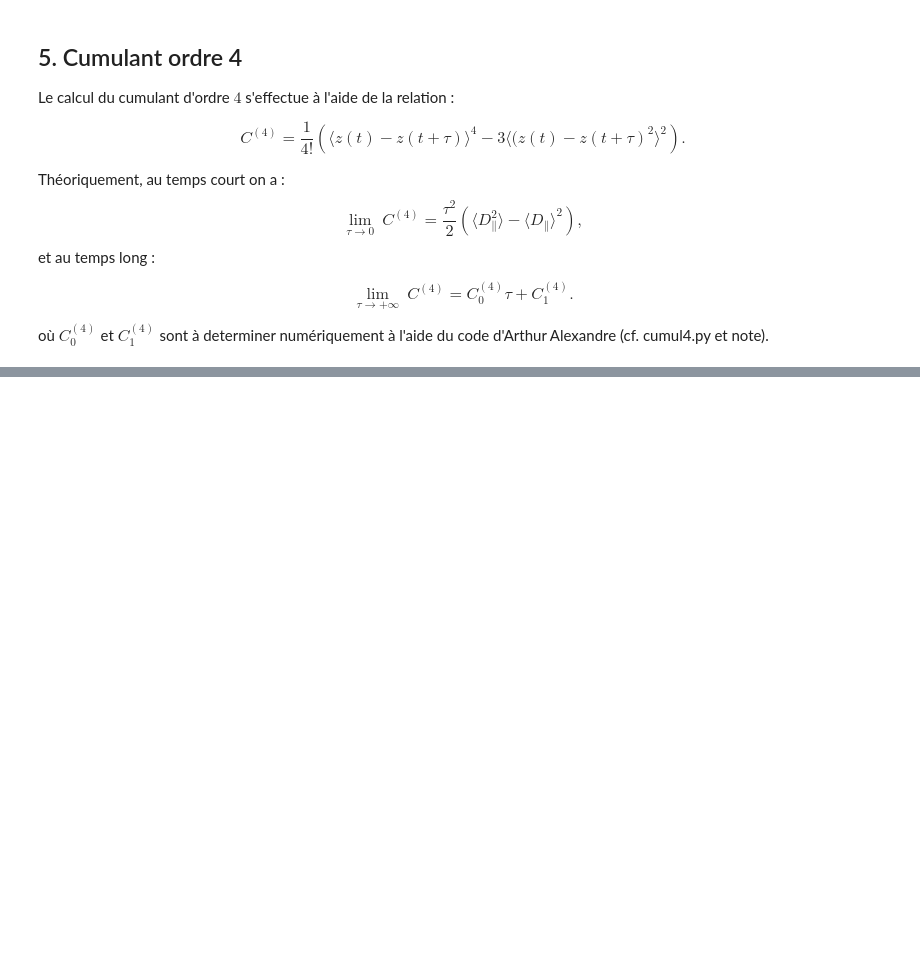
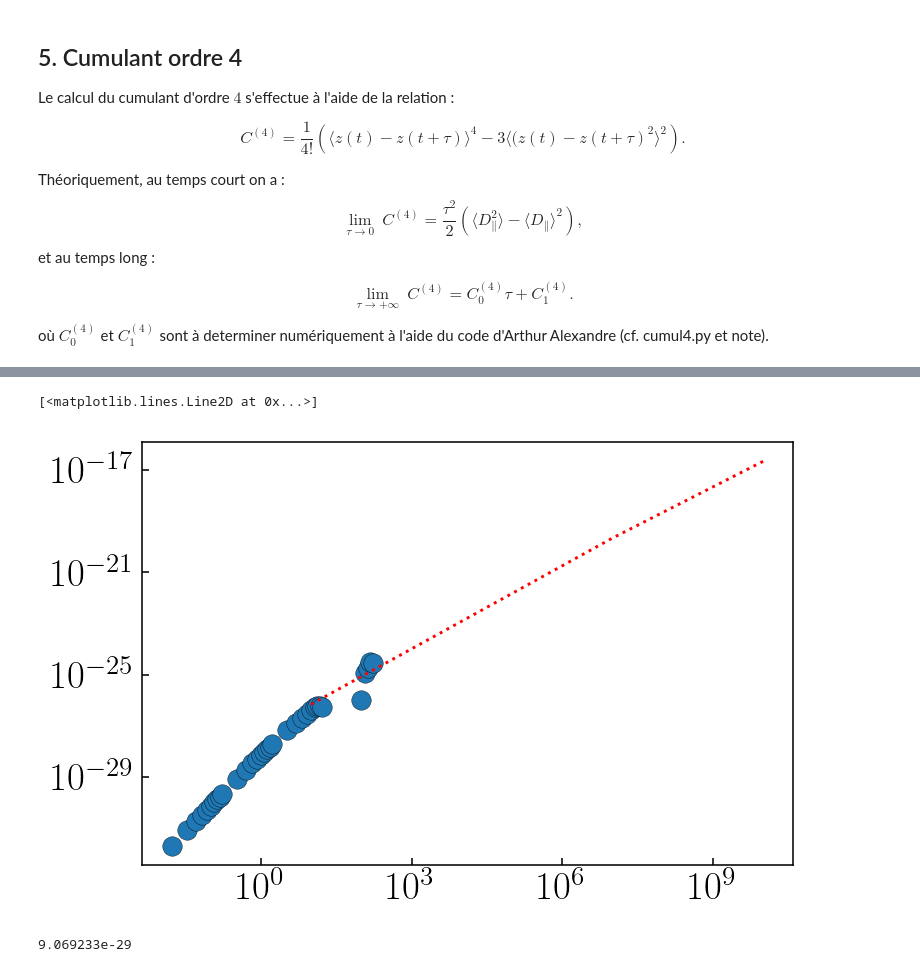
Before and after one commit to ElodieMillan/Brownian-particle-near-wall, a Jupyter notebook: Results/10-21/Overd-RigidWall/Analyse_Overd-Rigid-Wall-CYTHON(longTraj).ipynb, the cells around one changed output, grey strips where cells are left out. Drawn from its saved outputs; the diff is of its cells as text; code cells hidden in the pictures; blank space fills up the shorter version.

```diff
--- a/Results/10-21/Overd-RigidWall/Analyse_Overd-Rigid-Wall-CYTHON(longTraj).ipynb
+++ b/Results/10-21/Overd-RigidWall/Analyse_Overd-Rigid-Wall-CYTHON(longTraj).ipynb
@@ -235,0 +204,15 @@ simu.Cumulant4(axis="x", plot=True, output=False)
+# %%
+factoriel4 = 1*2*3*4
+tth = np.linspace(1e1, 1e10, 1000)
+C4tempsLong = factoriel4*9.069233e-29*tth - factoriel4*6.1744172e-28
+# C4tempsLong
+# %%
+plt.loglog(tau, c4, "o")
+plt.loglog(tth, C4tempsLong, "r:")
+# %% [output]
+[<matplotlib.lines.Line2D at 0x...>]
+[figure, added]
+# %%
+9.069233e-29
+# %% [output]
+9.069233e-29
```
Also changed, not shown: parts of 14 cells of this notebook, 22 other files.
